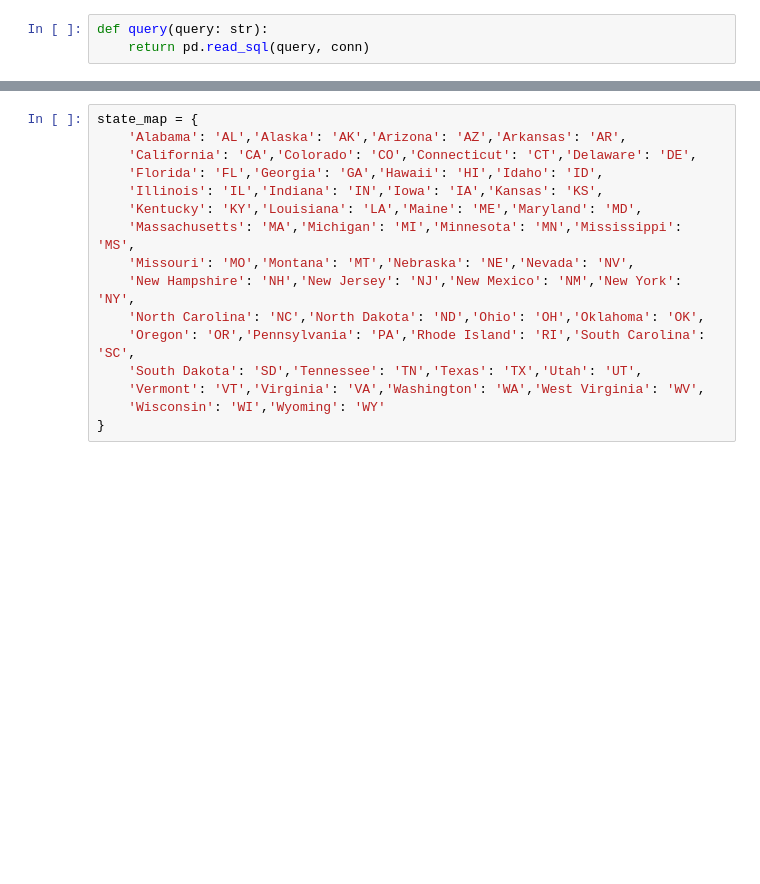
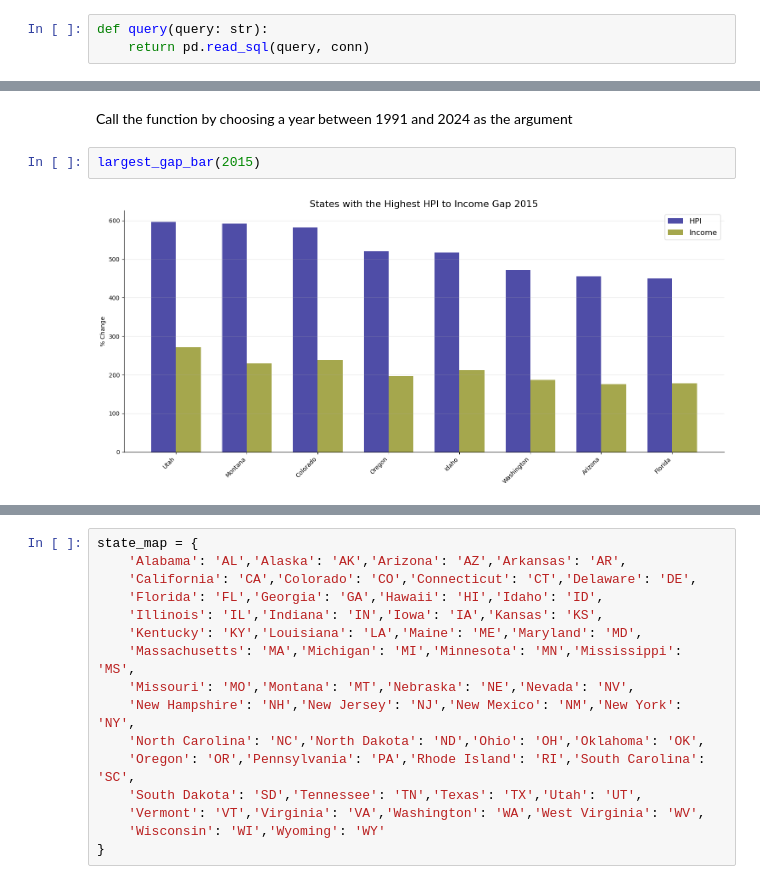
Before and after one commit to rhyman7/Home_Price_v_Median_Income_1991-2024, a Jupyter notebook: sql_and_visuals.ipynb, the cells around one changed output, grey strips where cells are left out. Saved outputs shown, nothing was run; the diff lists cells and outputs as text; blank space fills up the shorter version.

```diff
--- a/sql_and_visuals.ipynb
+++ b/sql_and_visuals.ipynb
@@ -161 +184,7 @@ Limit 10
+# %% [markdown]
+Call the function by choosing a year between 1991 and 2024 as the argument
+# %%
+largest_gap_bar(2015)
+# %% [output]
+[figure, added]
 # %% [markdown]
```
Also changed, not shown: parts of 50 cells of this notebook, 4 other files.
